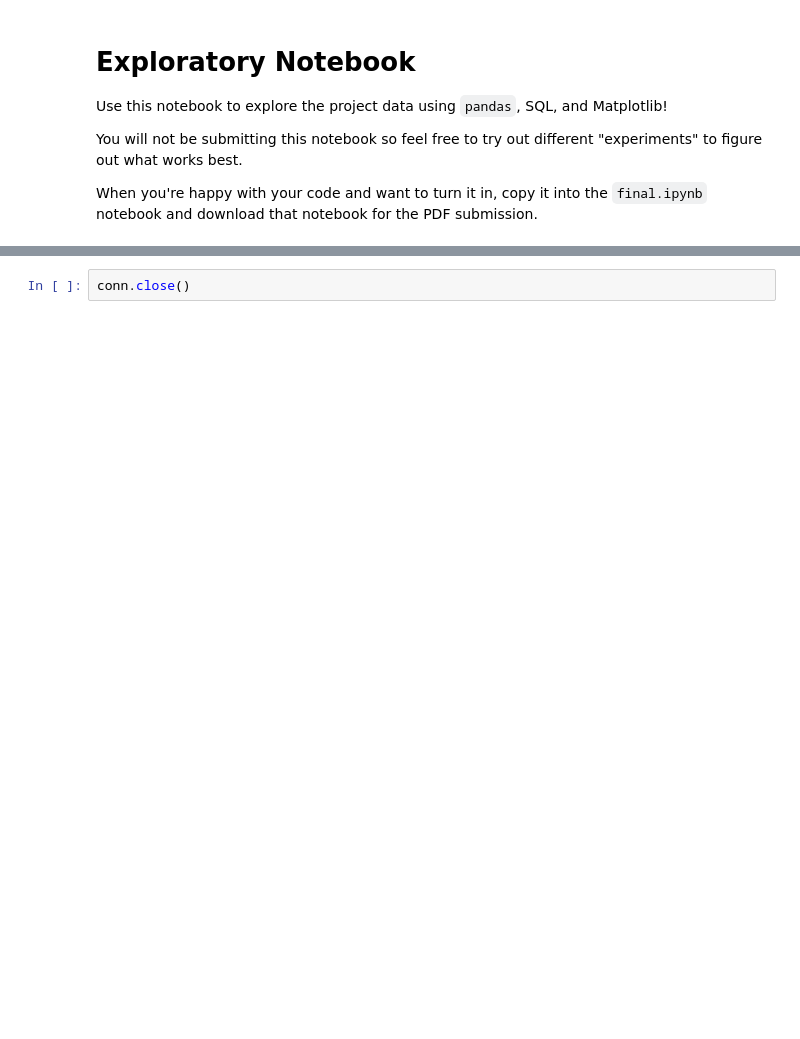
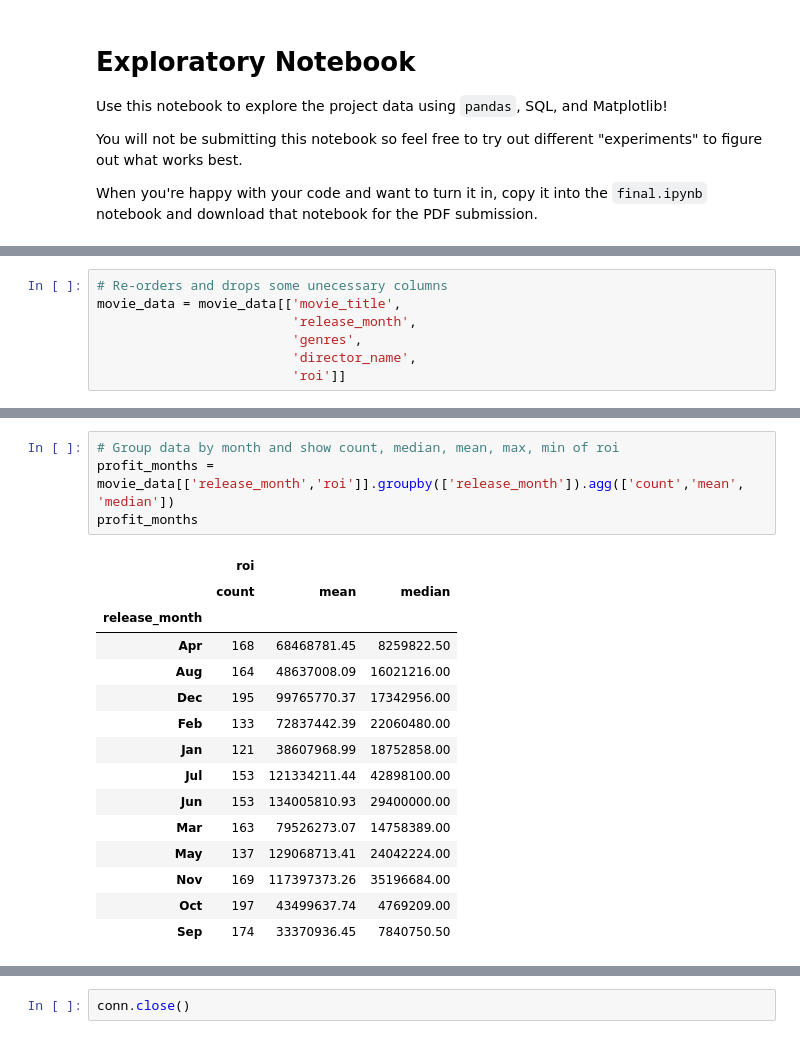
Before and after one commit to Phillip-J-Allen/phase2-project-enterprise, a Jupyter notebook: exploratory.ipynb, the cells around one changed output, grey strips where cells are left out. Cells and saved outputs as stored; diff of their text form; blank space fills up the shorter version.

```diff
--- a/exploratory.ipynb
+++ b/exploratory.ipynb
@@ -41,0 +250,7 @@ At the end, it is always a best practice to close the connection to the database
+# %%
+# Re-orders and drops some unecessary columns
+movie_data = movie_data[['movie_title',
+                         'release_month',
+                         'genres',
+                         'director_name',
+                         'roi']]
@@ -41,0 +276,20 @@ At the end, it is always a best practice to close the connection to the database
+# %%
+# Group data by month and show count, median, mean, max, min of roi
+profit_months = movie_data[['release_month','roi']].groupby(['release_month']).agg(['count','mean', 'median'])
+profit_months
+# %% [output]
+|  | roi |  |  |
+|  | count | mean | median |
+| release_month |  |  |  |
+| Apr | 168 | 68468781.45 | 8259822.50 |
+| Aug | 164 | 48637008.09 | 16021216.00 |
+| Dec | 195 | 99765770.37 | 17342956.00 |
+| Feb | 133 | 72837442.39 | 22060480.00 |
+| Jan | 121 | 38607968.99 | 18752858.00 |
+| Jul | 153 | 121334211.44 | 42898100.00 |
+| Jun | 153 | 134005810.93 | 29400000.00 |
+| Mar | 163 | 79526273.07 | 14758389.00 |
+| May | 137 | 129068713.41 | 24042224.00 |
+| Nov | 169 | 117397373.26 | 35196684.00 |
+| Oct | 197 | 43499637.74 | 4769209.00 |
+| Sep | 174 | 33370936.45 | 7840750.50 |
```
Also changed, not shown: parts of 61 cells of this notebook, 3 other files.
